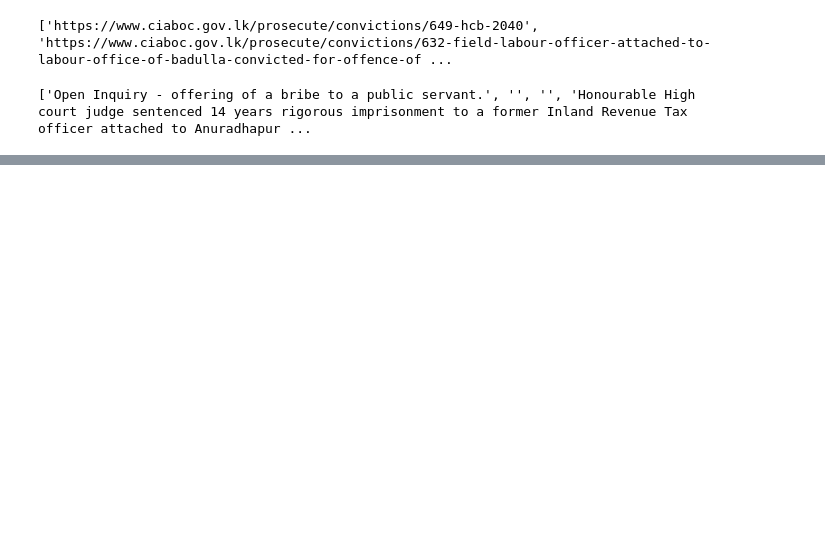
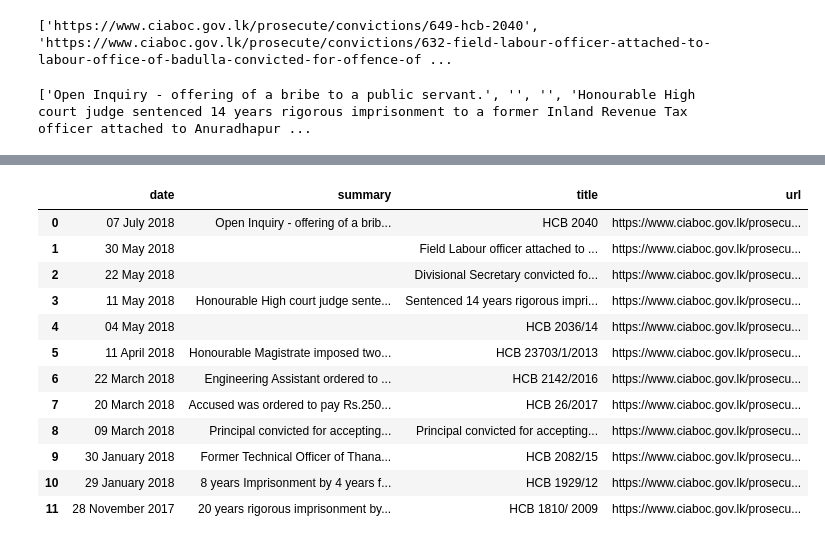
Before and after one commit to MERLCenter/2018-Archive, a Jupyter notebook: Web Scraping Demo/MERL Tech Demo_ Scraping Conviction Data for an Indicator.ipynb, the cells around one changed output, grey strips where cells are left out. Drawn from its saved outputs; the diff is of its cells as text; code cells hidden in the pictures; blank space fills up the shorter version.

```diff
--- a/Web Scraping Demo/MERL Tech Demo_ Scraping Conviction Data for an Indicator.ipynb
+++ b/Web Scraping Demo/MERL Tech Demo_ Scraping Conviction Data for an Indicator.ipynb
@@ -100,0 +98,20 @@ convictions_df
+# %%
+#Clean the title and date data
+convictions_df = convictions_df.replace(r'\n',' ', regex=True)
+convictions_df = convictions_df.replace(r'\t',' ', regex=True)
+
+convictions_df
+# %% [output]
+|  | date | summary | title | url |
+| 0 | 07 July 2018 | Open Inquiry - offering of a brib... | HCB 2040 | https://www.ciaboc.gov.lk/prosecu... |
+| 1 | 30 May 2018 |  | Field Labour officer attached to ... | https://www.ciaboc.gov.lk/prosecu... |
+| 2 | 22 May 2018 |  | Divisional Secretary convicted fo... | https://www.ciaboc.gov.lk/prosecu... |
+| 3 | 11 May 2018 | Honourable High court judge sente... | Sentenced 14 years rigorous impri... | https://www.ciaboc.gov.lk/prosecu... |
+| 4 | 04 May 2018 |  | HCB 2036/14 | https://www.ciaboc.gov.lk/prosecu... |
+| 5 | 11 April 2018 | Honourable Magistrate imposed two... | HCB 23703/1/2013 | https://www.ciaboc.gov.lk/prosecu... |
+| 6 | 22 March 2018 | Engineering Assistant ordered to ... | HCB 2142/2016 | https://www.ciaboc.gov.lk/prosecu... |
+| 7 | 20 March 2018 | Accused was ordered to pay Rs.250... | HCB 26/2017 | https://www.ciaboc.gov.lk/prosecu... |
+| 8 | 09 March 2018 | Principal convicted for accepting... | Principal convicted for accepting... | https://www.ciaboc.gov.lk/prosecu... |
+| 9 | 30 January 2018 | Former Technical Officer of Thana... | HCB 2082/15 | https://www.ciaboc.gov.lk/prosecu... |
+| 10 | 29 January 2018 | 8 years Imprisonment by 4 years f... | HCB 1929/12 | https://www.ciaboc.gov.lk/prosecu... |
+| 11 | 28 November 2017 | 20 years rigorous imprisonment by... | HCB 1810/ 2009 | https://www.ciaboc.gov.lk/prosecu... |
```
Also changed, not shown: parts of 6 cells of this notebook.
